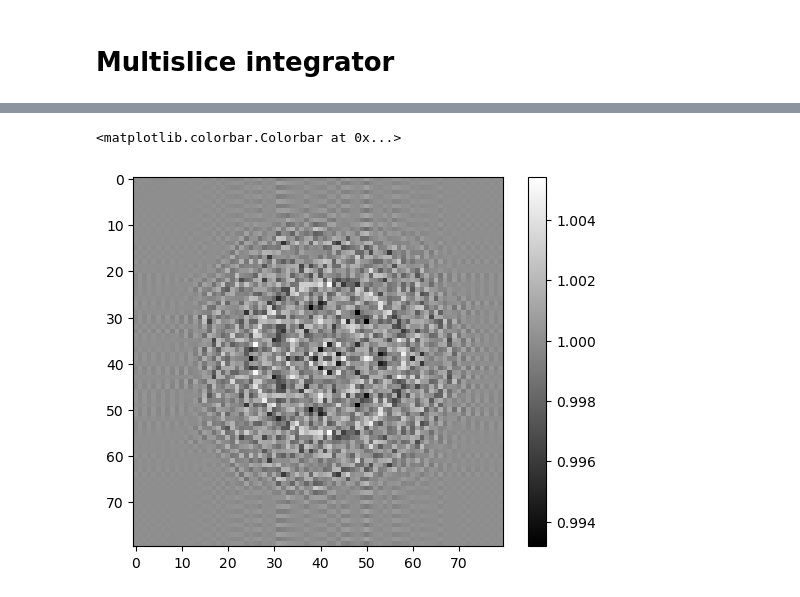
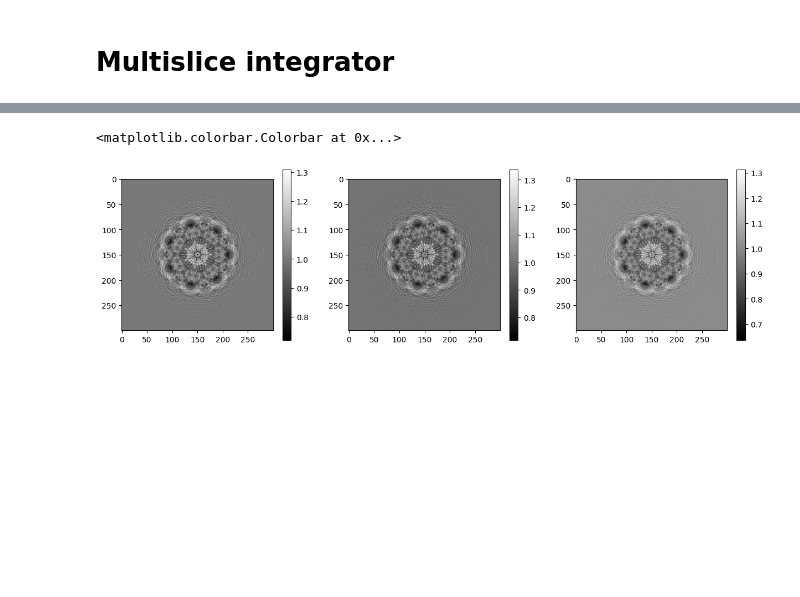
Before and after one commit to mjo22/cryojax, a Jupyter notebook: docs/examples/multislice.ipynb, the cells around one changed output, grey strips where cells are left out. Drawn from its saved outputs; the diff is of its cells as text; code cells hidden in the pictures; blank space fills up the shorter version.

```diff
--- a/docs/examples/multislice.ipynb
+++ b/docs/examples/multislice.ipynb
@@ -157,6 +82,37 @@ image = imaging_pipeline.render()
-# %%
-plt.imshow(image, cmap="gray")
-plt.colorbar()
-# %% [output]
-<matplotlib.colorbar.Colorbar at 0x...>
-[figure, removed]
+# %%
+multislice_scattering_theory = cxe.MultisliceScatteringTheory(
+    structural_ensemble, multislice_integrator, cxe.WaveTransferTheory(wtf)
+)
+high_energy_scattering_theory = cxe.HighEnergyScatteringTheory(
+    structural_ensemble, cxs.NufftProjection(), cxe.WaveTransferTheory(wtf)
+)
+weak_phase_scattering_theory = cxs.WeakPhaseScatteringTheory(
+    structural_ensemble, cxs.NufftProjection(), cxs.ContrastTransferTheory(ctf)
+)
+# %%
+multislice_imaging_pipeline = cxs.IntensityImagingPipeline(
+    instrument_config, multislice_scattering_theory
+)
+high_energy_imaging_pipeline = cxs.IntensityImagingPipeline(
+    instrument_config, high_energy_scattering_theory
+)
+weak_phase_imaging_pipeline = cxs.IntensityImagingPipeline(
+    instrument_config, weak_phase_scattering_theory
+)
+
+im1, im2, im3 = (
+    multislice_imaging_pipeline.render(),
+    high_energy_imaging_pipeline.render(),
+    weak_phase_imaging_pipeline.render(),
+)
+# %%
+fig, axes = plt.subplots(ncols=3, figsize=(15, 4))
+m1 = axes[0].imshow(im1, cmap="gray")
+m2 = axes[1].imshow(im2, cmap="gray")
+m3 = axes[2].imshow(im3, cmap="gray")
+fig.colorbar(m1)
+fig.colorbar(m2)
+fig.colorbar(m3)
+# %% [output]
+<matplotlib.colorbar.Colorbar at 0x...>
+[figure, added]
```
Also changed, not shown: parts of 15 cells of this notebook, 5 other files.
